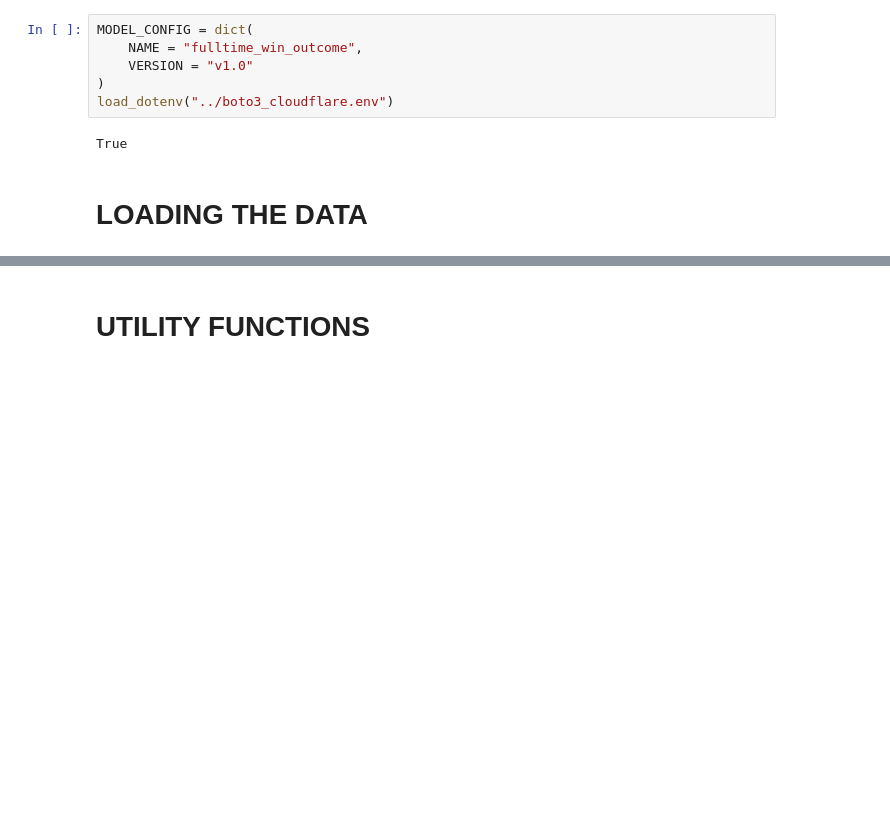
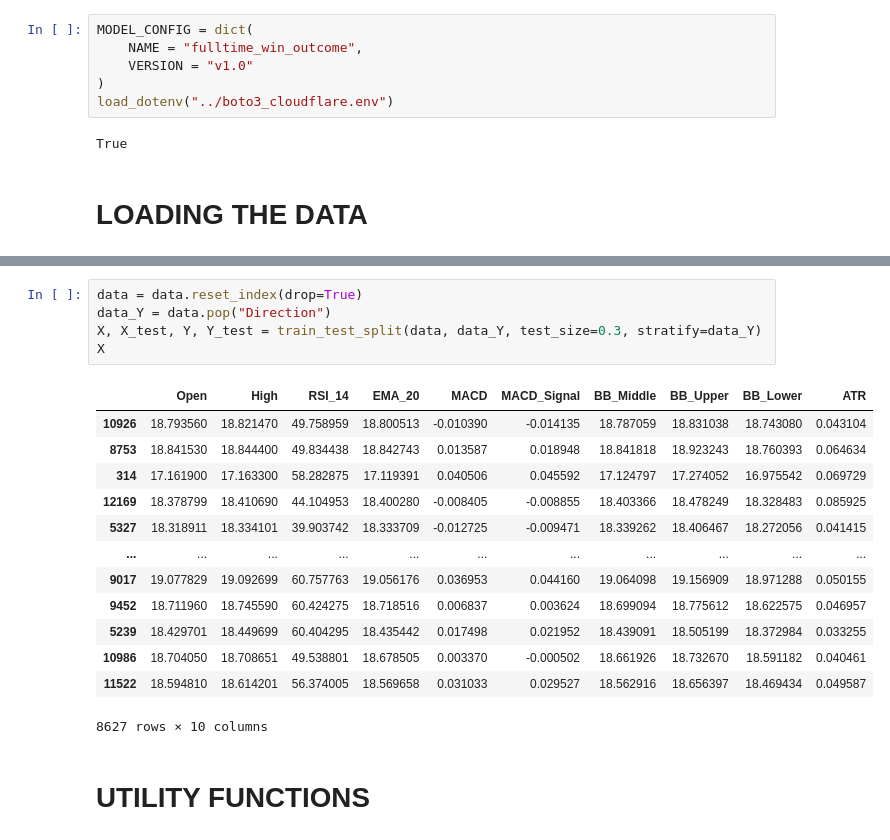
Before and after one commit to lebyanelm/neural-trained-models, a Jupyter notebook: ipynb/model_training.ipynb, the cells around one changed output, grey strips where cells are left out. Saved outputs shown, nothing was run; the diff lists cells and outputs as text; blank space fills up the shorter version.

```diff
--- a/ipynb/model_training.ipynb
+++ b/ipynb/model_training.ipynb
@@ -54,3 +125,22 @@ TESTING SHAPE: (2881, 6)
+# %%
+data = data.reset_index(drop=True)
+data_Y = data.pop("Direction")
+X, X_test, Y, Y_test = train_test_split(data, data_Y, test_size=0.3, stratify=data_Y)
+X
+# %% [output]
+|  | Open | High | RSI_14 | EMA_20 | MACD | MACD_Signal | BB_Middle | BB_Upper | BB_Lower | ATR |
+| 10926 | 18.793560 | 18.821470 | 49.758959 | 18.800513 | -0.010390 | -0.014135 | 18.787059 | 18.831038 | 18.743080 | 0.043104 |
+| 8753 | 18.841530 | 18.844400 | 49.834438 | 18.842743 | 0.013587 | 0.018948 | 18.841818 | 18.923243 | 18.760393 | 0.064634 |
+| 314 | 17.161900 | 17.163300 | 58.282875 | 17.119391 | 0.040506 | 0.045592 | 17.124797 | 17.274052 | 16.975542 | 0.069729 |
+| 12169 | 18.378799 | 18.410690 | 44.104953 | 18.400280 | -0.008405 | -0.008855 | 18.403366 | 18.478249 | 18.328483 | 0.085925 |
+| 5327 | 18.318911 | 18.334101 | 39.903742 | 18.333709 | -0.012725 | -0.009471 | 18.339262 | 18.406467 | 18.272056 | 0.041415 |
+| ... | ... | ... | ... | ... | ... | ... | ... | ... | ... | ... |
+| 9017 | 19.077829 | 19.092699 | 60.757763 | 19.056176 | 0.036953 | 0.044160 | 19.064098 | 19.156909 | 18.971288 | 0.050155 |
+| 9452 | 18.711960 | 18.745590 | 60.424275 | 18.718516 | 0.006837 | 0.003624 | 18.699094 | 18.775612 | 18.622575 | 0.046957 |
+| 5239 | 18.429701 | 18.449699 | 60.404295 | 18.435442 | 0.017498 | 0.021952 | 18.439091 | 18.505199 | 18.372984 | 0.033255 |
+| 10986 | 18.704050 | 18.708651 | 49.538801 | 18.678505 | 0.003370 | -0.000502 | 18.661926 | 18.732670 | 18.591182 | 0.040461 |
+| 11522 | 18.594810 | 18.614201 | 56.374005 | 18.569658 | 0.031033 | 0.029527 | 18.562916 | 18.656397 | 18.469434 | 0.049587 |
+8627 rows × 10 columns
 # %% [markdown]
 # UTILITY FUNCTIONS
 # %%
```
Also changed, not shown: parts of 13 cells of this notebook, 13 other files.
